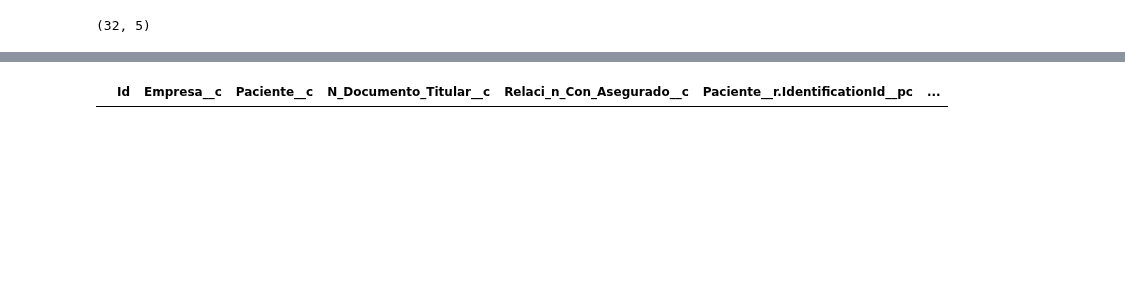
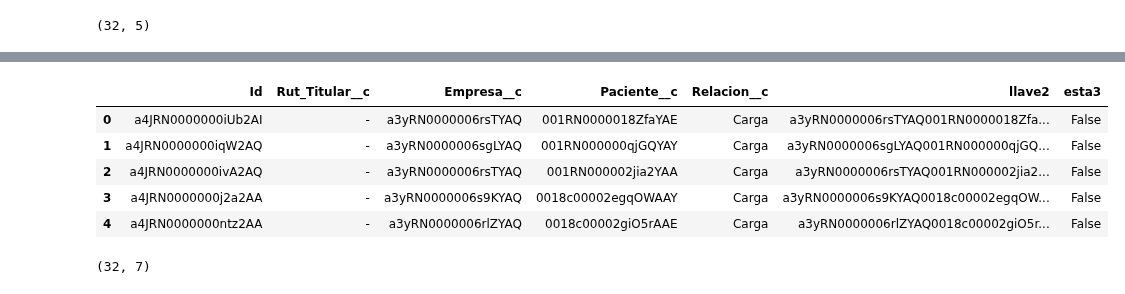
Before and after one commit to juanca-martinez/basefinal, a Jupyter notebook: modeloNuevo/sacar_rut_titular.ipynb, the cells around one changed output, grey strips where cells are left out. Cells and saved outputs as stored; diff of their text form; code cells hidden in the pictures; blank space fills up the shorter version.

```diff
--- a/modeloNuevo/sacar_rut_titular.ipynb
+++ b/modeloNuevo/sacar_rut_titular.ipynb
@@ -96,10 +98,17 @@ df22["esta3"] = df22["llave2"].isin(
 )
 #df22 = df22[df22["esta2"] == False]
 # %%
-df23.head()
+df22.head()
 #df22 = df22[df22["esta2"] == False]
 # %% [output]
-|  | Id | Empresa__c | Paciente__c | N_Documento_Titular__c | Relaci_n_Con_Asegurado__c | Paciente__r.IdentificationId__pc | ... |
+|  | Id | Rut_Titular__c | Empresa__c | Paciente__c | Relacion__c | llave2 | esta3 |
+| 0 | a4JRN0000000iUb2AI | - | a3yRN0000006rsTYAQ | 001RN0000018ZfaYAE | Carga | a3yRN0000006rsTYAQ001RN0000018Zfa... | False |
+| 1 | a4JRN0000000iqW2AQ | - | a3yRN0000006sgLYAQ | 001RN000000qjGQYAY | Carga | a3yRN0000006sgLYAQ001RN000000qjGQ... | False |
+| 2 | a4JRN0000000ivA2AQ | - | a3yRN0000006rsTYAQ | 001RN000002jia2YAA | Carga | a3yRN0000006rsTYAQ001RN000002jia2... | False |
+| 3 | a4JRN0000000j2a2AA | - | a3yRN0000006s9KYAQ | 0018c00002egqOWAAY | Carga | a3yRN0000006s9KYAQ0018c00002egqOW... | False |
+| 4 | a4JRN0000000ntz2AA | - | a3yRN0000006rlZYAQ | 0018c00002giO5rAAE | Carga | a3yRN0000006rlZYAQ0018c00002giO5r... | False |
 # %%
-df22.head()
+df22.shape
+# %% [output]
+(32, 7)
 # %%
```
Also changed, not shown: parts of 3 cells of this notebook, 1 other file.
